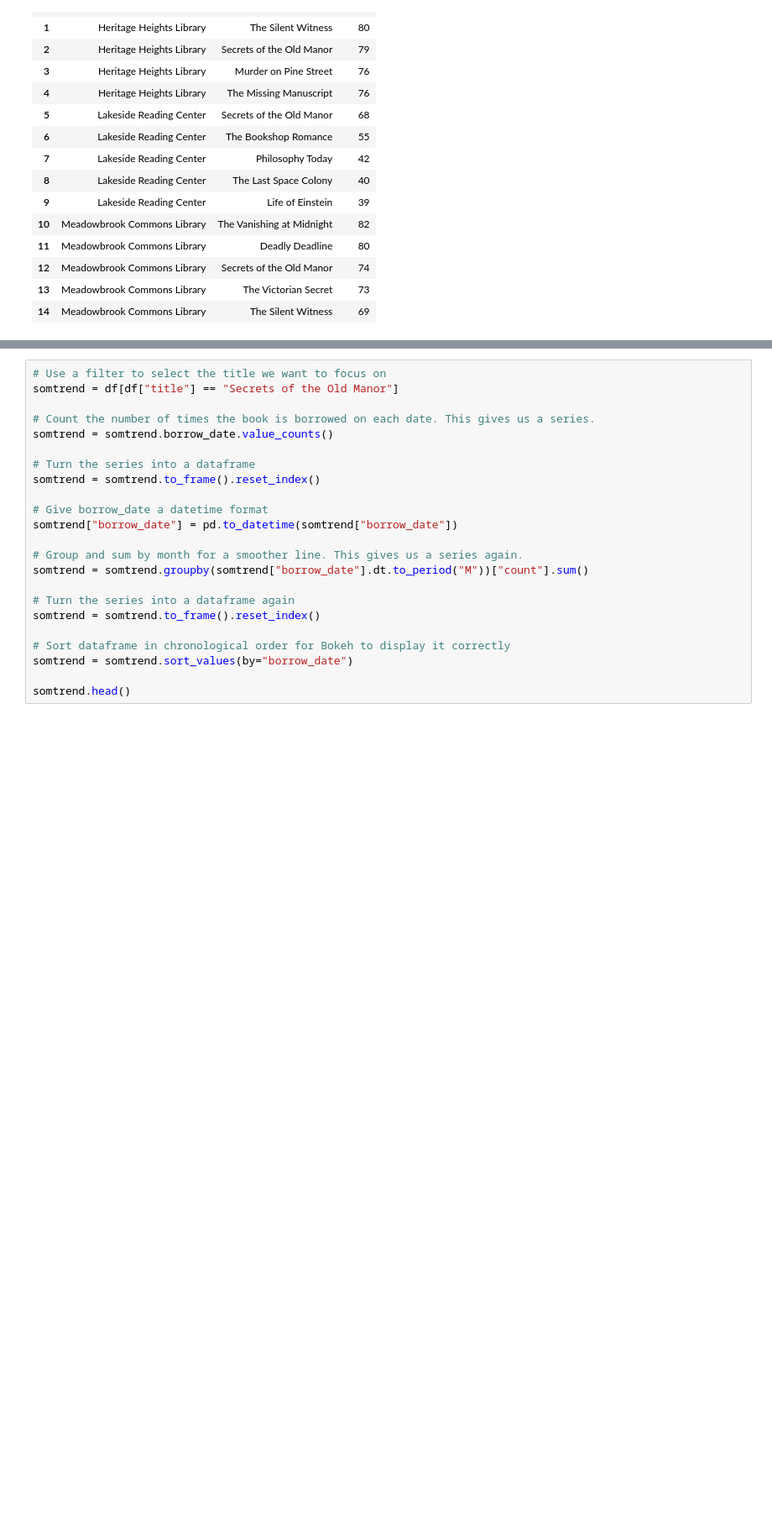
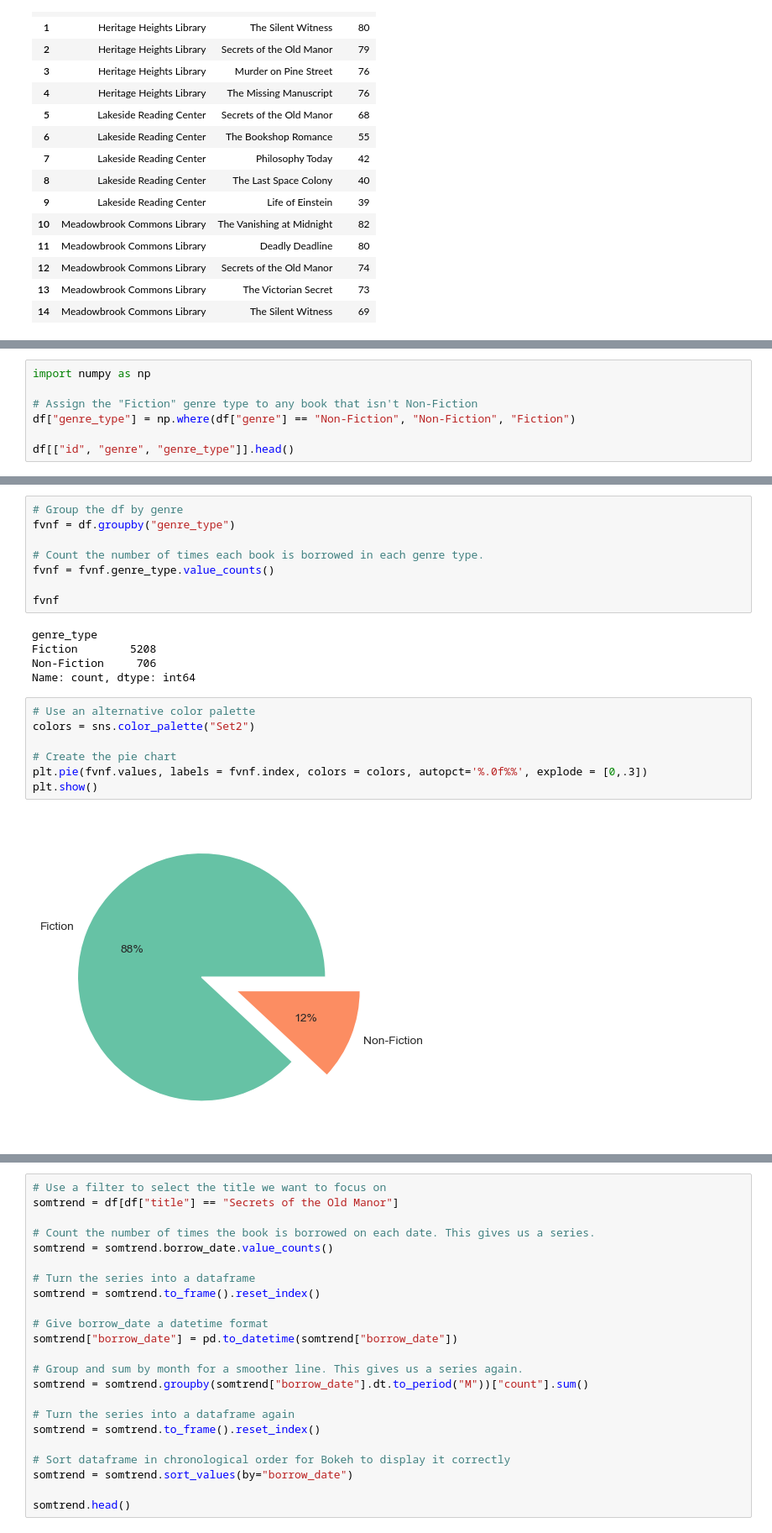
Before and after one commit to UNC-Libraries-data/Python, a Jupyter notebook: Data/Data.ipynb, the cells around one changed output, grey strips where cells are left out. Shown at 84% size. Saved outputs shown, nothing was run; the diff lists cells and outputs as text; blank space fills up the shorter version.

```diff
--- a/Data/Data.ipynb
+++ b/Data/Data.ipynb
@@ -549,0 +608,7 @@ fig = grid.map_dataframe(sns.barplot, y = "title", x = "count")
+# %%
+import numpy as np
+
+# Assign the "Fiction" genre type to any book that isn't Non-Fiction
+df["genre_type"] = np.where(df["genre"] == "Non-Fiction", "Non-Fiction", "Fiction")
+
+df[["id", "genre", "genre_type"]].head()
@@ -550 +622,23 @@ fig = grid.map_dataframe(sns.barplot, y = "title", x = "count")
+# %%
+# Group the df by genre
+fvnf = df.groupby("genre_type")
+
+# Count the number of times each book is borrowed in each genre type.
+fvnf = fvnf.genre_type.value_counts()
+
+fvnf
+# %% [output]
+genre_type
+Fiction        5208
+Non-Fiction     706
+Name: count, dtype: int64
+# %%
+# Use an alternative color palette
+colors = sns.color_palette("Set2")
+
+# Create the pie chart
+plt.pie(fvnf.values, labels = fvnf.index, colors = colors, autopct='%.0f%%', explode = [0,.3])
+plt.show()
+# %% [output]
+[figure, added]
 # %% [markdown]
```
Also changed, not shown: parts of 20 cells of this notebook.
